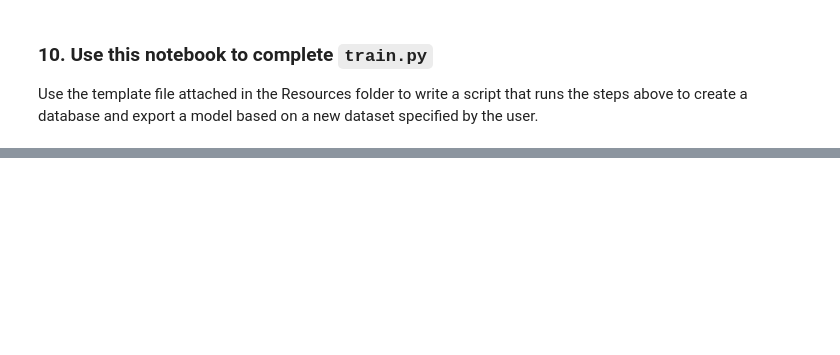
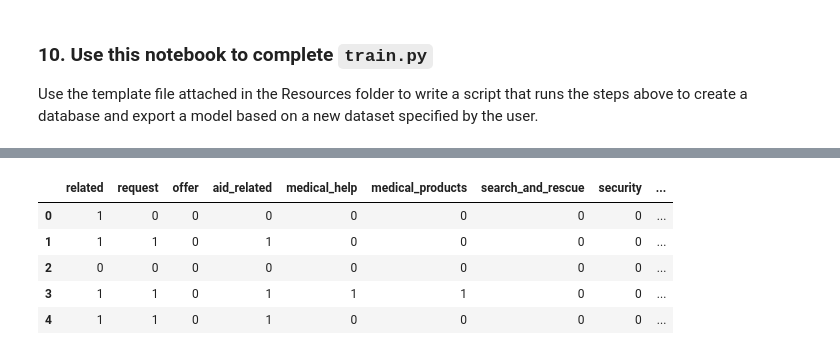
Before and after one commit to alstampe/Disaster-Response, a Jupyter notebook: ML Pipeline Preparation.ipynb, the cells around one changed output, grey strips where cells are left out. Saved outputs shown, nothing was run; the diff lists cells and outputs as text; code cells hidden in the pictures; blank space fills up the shorter version.

```diff
--- a/ML Pipeline Preparation.ipynb
+++ b/ML Pipeline Preparation.ipynb
@@ -425,0 +919,4 @@ Use the template file attached in the Resources folder to write a script that ru
+# %%
+categories = df.iloc[:,4:]
+categories_mean = categories.mean().sort_values(ascending=False)[1:15]
+categories_names = list(categories_mean.index)
@@ -425,0 +984,9 @@ Use the template file attached in the Resources folder to write a script that ru
+# %%
+categories.head()
+# %% [output]
+|  | related | request | offer | aid_related | medical_help | medical_products | search_and_rescue | security | ... |
+| 0 | 1 | 0 | 0 | 0 | 0 | 0 | 0 | 0 | ... |
+| 1 | 1 | 1 | 0 | 1 | 0 | 0 | 0 | 0 | ... |
+| 2 | 0 | 0 | 0 | 0 | 0 | 0 | 0 | 0 | ... |
+| 3 | 1 | 1 | 0 | 1 | 1 | 1 | 0 | 0 | ... |
+| 4 | 1 | 1 | 0 | 1 | 0 | 0 | 0 | 0 | ... |
```
Also changed, not shown: parts of 132 cells of this notebook.
